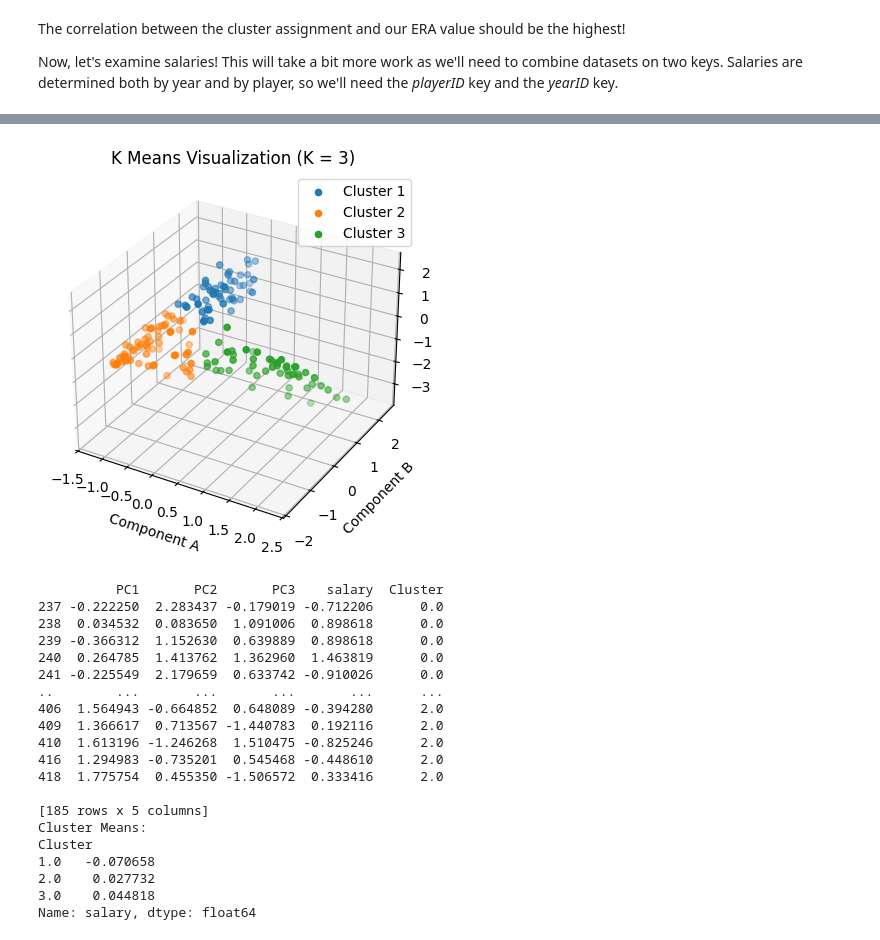
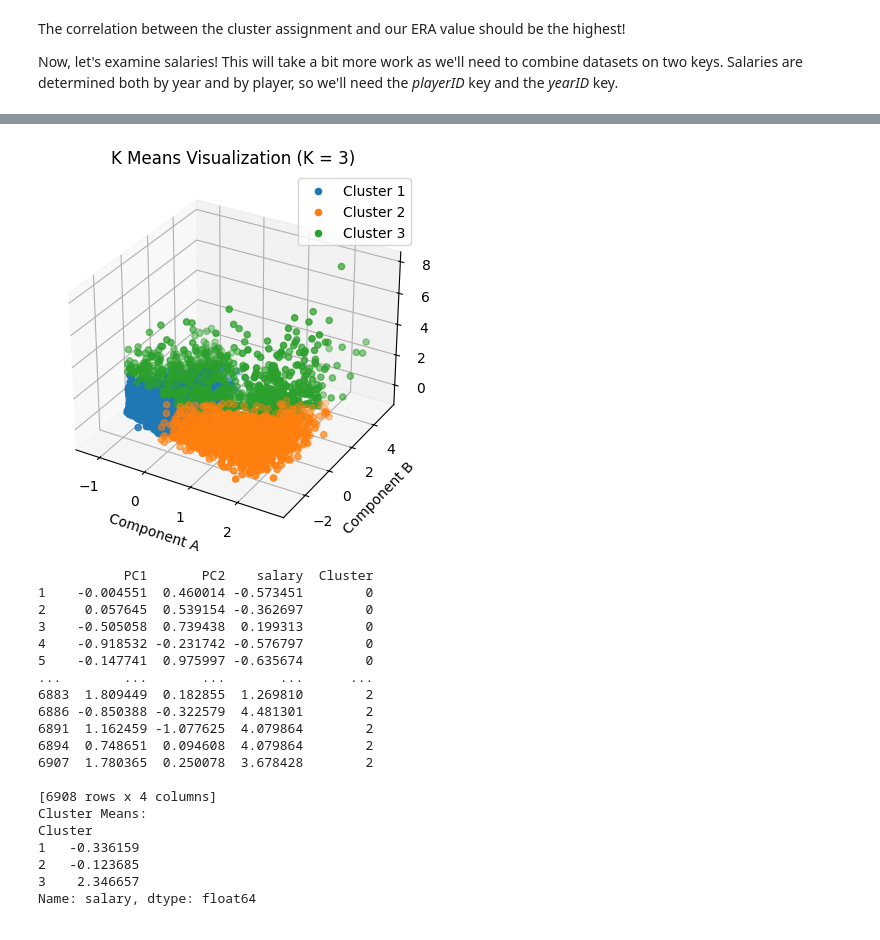
Before and after one commit to TheThingKnownAsKit/nerts, a Jupyter notebook: client/src/assets/cards/hearts/HW 3 - PCA & K-Means/HW3.ipynb, the cells around one changed output, grey strips where cells are left out. Drawn from its saved outputs; the diff is of its cells as text; code cells hidden in the pictures.

```diff
--- a/client/src/assets/cards/hearts/HW 3 - PCA & K-Means/HW3.ipynb
+++ b/client/src/assets/cards/hearts/HW 3 - PCA & K-Means/HW3.ipynb
@@ -11,7 +11,7 @@ import random
 df = pd.read_csv('pitching.csv')
 
 # TODO: drop any year before 1985
-df = df[df["yearID"] > 1985]
+df = df[df["yearID"] >= 1985]
 
 # TODO: drop the first five columns
 df = df.drop(columns=df.columns[:5])
@@ -289,23 +289,15 @@ def to_pca(dimensions: int, data: pd.DataFrame, new_vector):
     Returns:
         pd.DataFrame: a DataFrame containing the PCA components and the appended new vector, all standardized.
     """
-
-    #drop empty rows
-    data_cleaned = data.dropna()
-    #gets rows from data cleaned
-    new_vector_cleaned = new_vector[: data_cleaned.shape[0]]
-    #only get numeric data
-    data_numeric = data_cleaned.select_dtypes(include=['number'])
-
     # TODO: Run PCA on the data down to the specified "dimensions" variable using the decomposition.PCA().fit_transform() method
-    pca_transformed = decomposition.PCA(n_components=dimensions).fit_transform(data_numeric)
+    pca_transformed = decomposition.PCA(n_components=dimensions).fit_transform(data)
 
 
     # TODO: Append the new_vector column onto the new pca variable, giving it a total of dimensions + 1
     column_names = [f'PC{i+1}' for i in range(dimensions)]
     pca_df = pd.DataFrame(pca_transformed, columns=column_names)
 
-    pca_df['ERA'] = new_vector_cleaned
+    pca_df['ERA'] = new_vector
 
     # TODO: Standardize the dimensions of your new pca variable using the StandardScalar library,
     # then transform it back into a DataFrame
@@ -323,7 +315,7 @@ def to_pca(dimensions: int, data: pd.DataFrame, new_vector):
 
 # TODO: Using the above function, use PCA to reduce your dimensions down to 2, then append the ERA vector we
 # declared in the data preprocessing section!
-pca_data = to_pca(dimensions=3, data=df, new_vector=era_vector)
+pca_data = to_pca(dimensions=2, data=df, new_vector=era_vector)
 
 
 # TODO: Run your kmeans implementation on the new pca variable returned by to_pca(), and be
@@ -538,26 +530,27 @@ Now, let's examine salaries! This will take a bit more work as we'll need to com
 # Then, merge both dataframes on the two keys mentioned in the markdown cell above.
 salaries = pd.read_csv("salaries.csv")
 pitching = pd.read_csv("pitching.csv")
-merged_data = pd.merge(pitching, salaries, on=["playerID", "yearID"], how="inner")
+merged_data = pd.merge(pitching, salaries, on=["playerID", "yearID"], how="left")
 print(merged_data.columns)
 
 # TODO: Perform the same preprocessing steps as in the first cell.
 # **this time, however, save the salary column rather than the ERA column**
 
 # TODO: drop any year before 1985
-merged_data = merged_data[merged_data["yearID"] > 1985]
-
-# TODO: save salary into its own vector, then drop it from the dataframe
-salary_vector = merged_data['salary']
+merged_data = merged_data[merged_data["yearID"] >= 1985]
 
 # TODO: drop the first five columns
 merged_data = merged_data.drop(columns=merged_data.columns[:5])
 
 # TODO: drop the last 3 columns
-merged_data = merged_data.drop(columns=merged_data.columns[-3:])
+merged_data = merged_data.drop(columns=['GIDP', 'teamID_y', 'lgID_y'])
 
 # TODO: drop blank / na rows
-merged_data = merged_data.dropna()
+merged_data = merged_data.dropna().reset_index(drop=True)
+
+# TODO: save salary into its own vector, then drop it from the dataframe
+salary_vector = merged_data['salary']
+merged_data = merged_data.drop(columns=['salary'])
 
 #for testing
 print(merged_data.head())
@@ -583,9 +576,6 @@ Name: salary, dtype: int64
 # %%
-#gets number of rows that merged data has from salary vector
-salary_vector_aligned = salary_vector[:len(merged_data)]
-
 # TODO: As before, run the to_pca() function with 2 dimensions, but this time, append the new salaries vector!
-pca_data_salary = to_pca(dimensions=3, data=merged_data, new_vector=salary_vector_aligned)
+pca_data_salary = to_pca(dimensions=2, data=merged_data, new_vector=salary_vector)
 pca_data_salary.rename(columns={'ERA': 'salary'}, inplace=True)
 
 
@@ -756,52 +746,52 @@ def visualize_clusters(clusters: list[pd.DataFrame]):
         clusters (list[pd.DataFrame]): a list of clusters provided by running the k-means algorithm
     '''
     # plot clusters
     fig = plt.figure()
     ax = plt.axes(projection = '3d')
     # add each cluster to graph and legend
     for i, cluster in enumerate(clusters):
         ax.scatter(cluster.iloc[:,0], cluster.iloc[:,1], cluster.iloc[:,2], label=f'Cluster {i+1}')
     ax.set_xlabel("Component A")
     ax.set_ylabel("Component B")
     ax.set_zlabel("Component C")
     plt.title(f'K Means Visualization (K = {len(clusters)})')
     # add legend
     ax.legend()
     plt.show()
 
-pca_data_salary = to_pca(dimensions=3, data=merged_data, new_vector=salary_vector)
+pca_data_salary = to_pca(dimensions=2, data=merged_data, new_vector=salary_vector)
 pca_data_salary.rename(columns={'ERA': 'salary'}, inplace=True)
 clusters_list_salary = kmeans(num_clusters=3, data=pca_data_salary, num_iterations=10)
 visualize_clusters(clusters_list_salary)
 
 data_with_clusters = pd.concat(clusters_list_salary)
 
 #for testing and writeup
 cluster_means = data_with_clusters.groupby('Cluster')['salary'].mean()
 cluster_means.index = cluster_means.index + 1
 
 print(data_with_clusters)
 print("Cluster Means:")
 print(cluster_means)
 # %% [output]
-[figure, old version]
+[figure, new version]
-          PC1       PC2       PC3    salary  Cluster
-237 -0.222250  2.283437 -0.179019 -0.712206      0.0
-238  0.034532  0.083650  1.091006  0.898618      0.0
-239 -0.366312  1.152630  0.639889  0.898618      0.0
-240  0.264785  1.413762  1.362960  1.463819      0.0
-241 -0.225549  2.179659  0.633742 -0.910026      0.0
-..        ...       ...       ...       ...      ...
-406  1.564943 -0.664852  0.648089 -0.394280      2.0
-409  1.366617  0.713567 -1.440783  0.192116      2.0
-410  1.613196 -1.246268  1.510475 -0.825246      2.0
-416  1.294983 -0.735201  0.545468 -0.448610      2.0
-418  1.775754  0.455350 -1.506572  0.333416      2.0
+           PC1       PC2    salary  Cluster
+1    -0.004551  0.460014 -0.573451        0
+2     0.057645  0.539154 -0.362697        0
+3    -0.505058  0.739438  0.199313        0
+4    -0.918532 -0.231742 -0.576797        0
+5    -0.147741  0.975997 -0.635674        0
+...        ...       ...       ...      ...
+6883  1.809449  0.182855  1.269810        2
+6886 -0.850388 -0.322579  4.481301        2
+6891  1.162459 -1.077625  4.079864        2
+6894  0.748651  0.094608  4.079864        2
+6907  1.780365  0.250078  3.678428        2
 
-[185 rows x 5 columns]
+[6908 rows x 4 columns]
 Cluster Means:
 Cluster
-1.0   -0.070658
-2.0    0.027732
-3.0    0.044818
+1   -0.336159
+2   -0.123685
+3    2.346657
 Name: salary, dtype: float64
```
Also changed, not shown: parts of 5 cells of this notebook.
